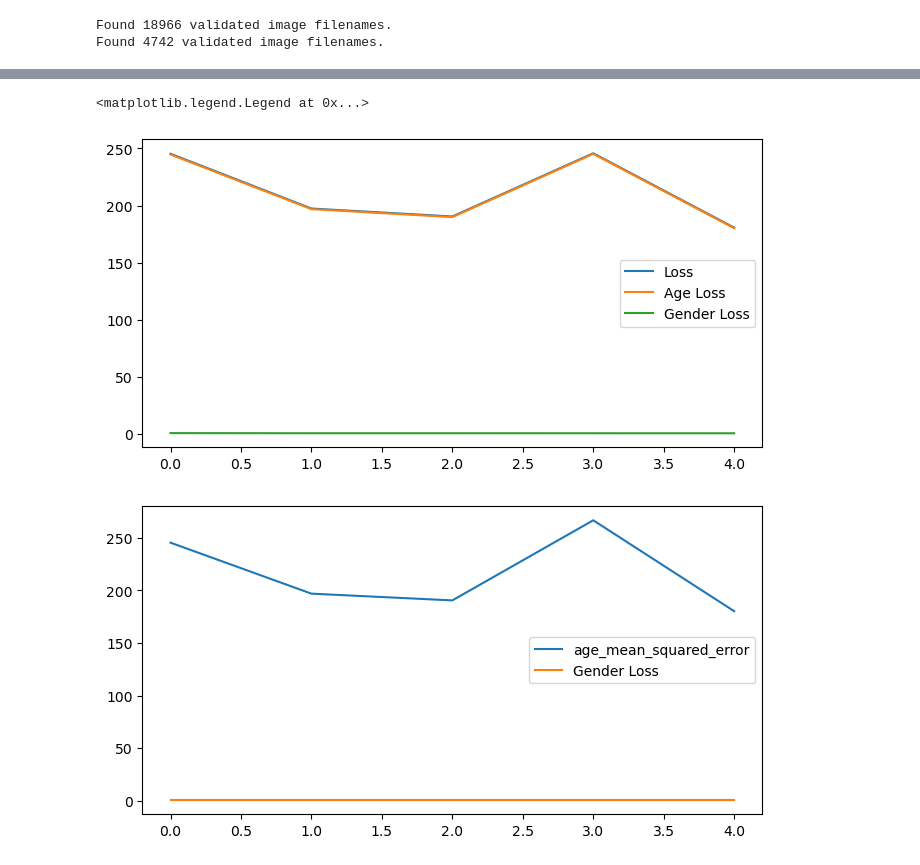
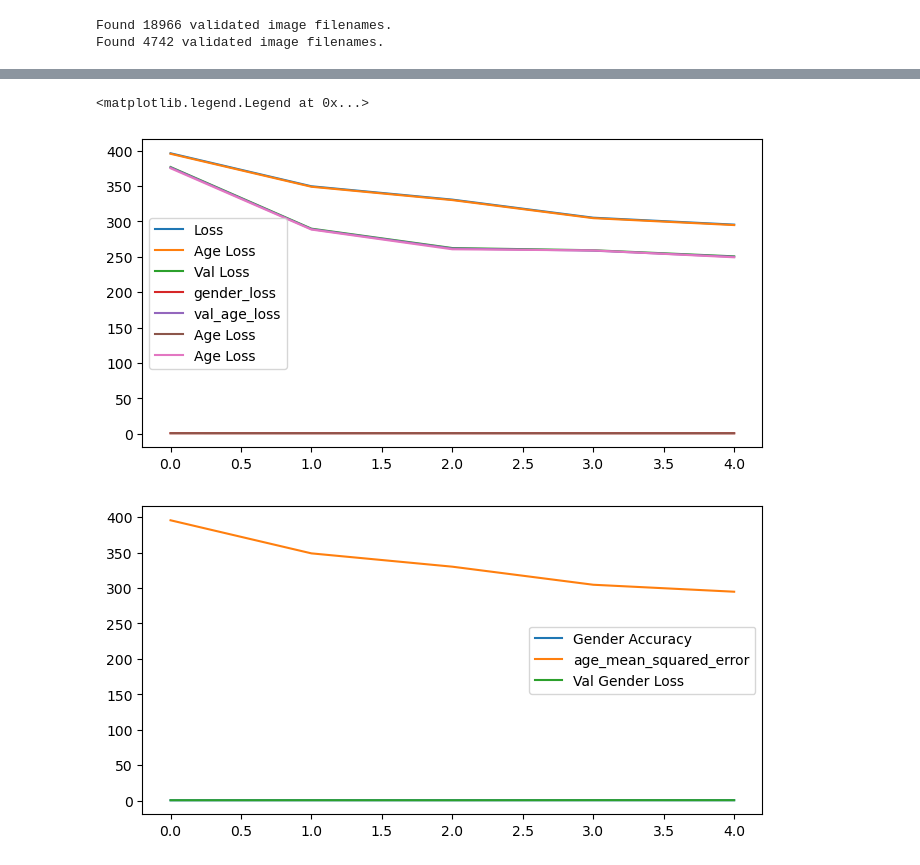
Before and after one commit to SayedShaun/Kaggle, a Jupyter notebook: age-and-gender-detection-keras-functional-api.ipynb, the cells around one changed output, grey strips where cells are left out. Saved outputs shown, nothing was run; the diff lists cells and outputs as text; code cells hidden in the pictures.

Commit message:
Kaggle Notebook | Age and Gender Detection | Keras Functional Api | Version 2

```diff
--- a/age-and-gender-detection-keras-functional-api.ipynb
+++ b/age-and-gender-detection-keras-functional-api.ipynb
@@ -95,7 +95,7 @@ train_ds = train_datagen.flow_from_dataframe(
     directory=path,
     x_col="img_name",
     y_col=["age", "gender"],
-    target_size=(256, 256),
+    target_size=(100, 100),
     batch_size=32,
     class_mode="multi_output",
 )
@@ -105,7 +105,7 @@ test_ds = test_datagen.flow_from_dataframe(
     directory=path,
     x_col="img_name",
     y_col=["age", "gender"],
-    target_size=(256, 256),
+    target_size=(100, 100),
     batch_size=32,
     class_mode="multi_output",
 )
@@ -119,21 +118,26 @@ from keras.models import Model
 from keras.optimizers import *
 from keras.losses import *
 # %%
-vgg = VGG19(include_top=False, weights="imagenet", input_shape=(256, 256, 3))
-vgg.trainable=False
+input_layer = Input(shape =(100, 100, 3))
 
-output = vgg.layers[-1].output
-flatten =  Flatten()(output)
+conv1 = Conv2D(64, kernel_size=(3,3), padding="valid", activation="relu")(input_layer)
+pool1 = MaxPooling2D(pool_size=(2,2), strides=None, padding="valid")(conv1)
 
-dense1 = Dense(units = 512, activation = "relu")(flatten)
-dense2 = Dense(units = 512, activation = "relu")(flatten)
+conv2 = Conv2D(128, kernel_size=(3,3), padding="valid", activation="relu")(pool1)
+pool2 = MaxPooling2D(pool_size=(2,2), strides=None, padding="valid")(conv2)
 
-dense3 = Dense(units = 512, activation = "relu")(dense1)
-dense4 = Dense(units = 512, activation = "relu")(dense2)
+flatten =  Flatten()(pool2)
+
+dense1 = Dense(units = 256, activation = "relu")(flatten)
+dense2 = Dense(units = 256, activation = "relu")(dense1)
+
+dense3 = Dense(units = 256, activation = "relu")(dense2)
+dense4 = Dense(units = 256, activation = "relu")(dense3)
 
 output1 = Dense(units=1, activation = "linear", name="age")(dense3)
-output2 = Dense(units = 1, activation= "softmax", name="gender")(dense4)
+output2 = Dense(units = 1, activation= "sigmoid", name="gender")(dense4)
 
-model = Model(inputs = vgg.input, outputs=[output1, output2])
+model = Model(inputs = input_layer, outputs=[output1, output2])
+
 model.summary()
 # %% [output]
@@ -169,7 +173,7 @@ model.compile(
 hist = model.fit(
     train_ds,
     epochs = 5,
-    batch_size=32,
+    batch_size=10,
     validation_data=test_ds)
 # %% [output]
 Epoch 1/5
@@ -185,16 +189,21 @@ Epoch 5/5
 # %%
 plt.figure(figsize=[8,4])
 plt.plot(hist.history["loss"], label="Loss")
 plt.plot(hist.history["age_loss"], label="Age Loss")
-plt.plot(hist.history["gender_loss"], label="Gender Loss")
+plt.plot(hist.history["val_loss"], label="Val Loss")
+plt.plot(hist.history["gender_loss"], label="gender_loss")
+plt.plot(hist.history["val_age_loss"], label="val_age_loss")
+plt.plot(hist.history["val_gender_loss"], label="Age Loss")
+plt.plot(hist.history["val_age_mean_squared_error"], label="Age Loss")
+
 plt.legend()
 
 plt.figure(figsize=[8,4])
-#plt.plot(hist.history["accuracy"], label="Loss")
+plt.plot(hist.history["gender_accuracy"], label="Gender Accuracy")
 plt.plot(hist.history["age_mean_squared_error"], label="age_mean_squared_error")
-plt.plot(hist.history["gender_accuracy"], label="Gender Loss")
+plt.plot(hist.history["val_gender_accuracy"], label="Val Gender Loss")
 plt.legend()
 # %% [output]
 <matplotlib.legend.Legend at 0x...>
-[figure, old version]
+[figure, new version]
-[figure, old version]
+[figure, new version]
```
Also changed, not shown: parts of 4 cells of this notebook.
